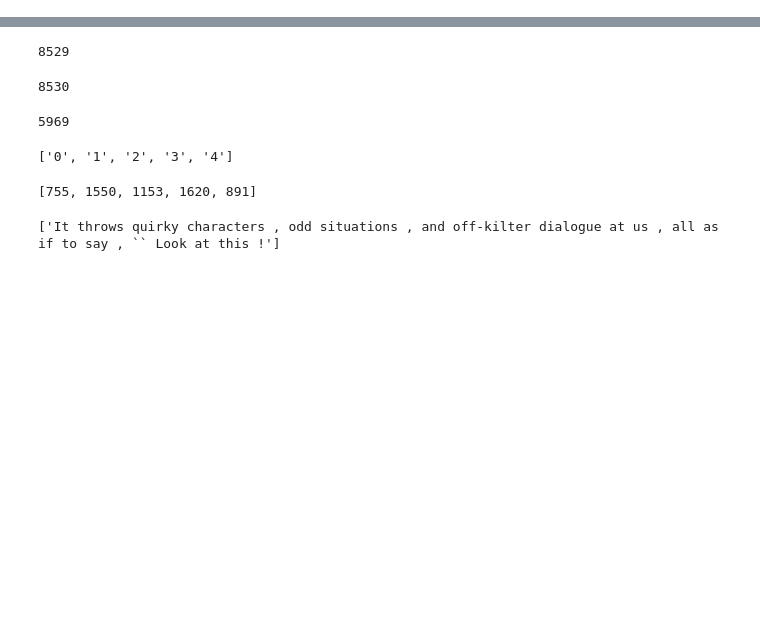
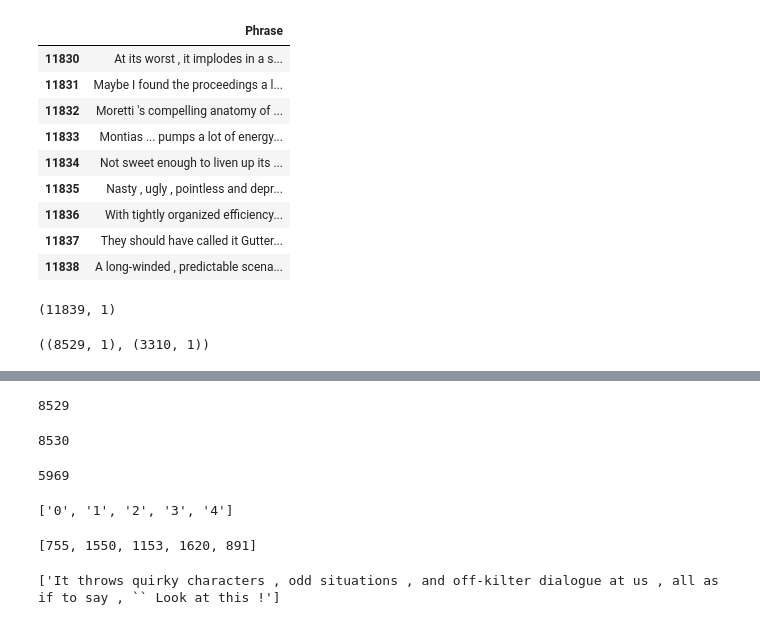
Before and after one commit to Muosvr/movie-review-sentiment-analysis-kernels-only, a Jupyter notebook: movie-review-sentiment-analysis-kernels-only.ipynb, the cells around one changed output, grey strips where cells are left out. Saved outputs shown, nothing was run; the diff lists cells and outputs as text; code cells hidden in the pictures; blank space fills up the shorter version.

```diff
--- a/movie-review-sentiment-analysis-kernels-only.ipynb
+++ b/movie-review-sentiment-analysis-kernels-only.ipynb
@@ -49,0 +61,7 @@ df_train.head()
+# %%
+df_train = dropIncomplete(df_train)
+# %%
+df_test = dropIncomplete(df_test)
+# %%
+df_train = pd.DataFrame(df_train["Phrase"]).reset_index(drop=True)
+df_test = pd.DataFrame(df_test["Phrase"]).reset_index(drop=True)
@@ -49,0 +86,19 @@ df_train.head()
+# %%
+df_full = df_train.append(df_test).reset_index(drop=True)
+# %%
+df_full[df_full.shape[1]-10:]
+# %% [output]
+|  | Phrase |
+| 11830 | At its worst , it implodes in a s... |
+| 11831 | Maybe I found the proceedings a l... |
+| 11832 | Moretti 's compelling anatomy of ... |
+| 11833 | Montias ... pumps a lot of energy... |
+| 11834 | Not sweet enough to liven up its ... |
+| 11835 | Nasty , ugly , pointless and depr... |
+| 11836 | With tightly organized efficiency... |
+| 11837 | They should have called it Gutter... |
+| 11838 | A long-winded , predictable scena... |
+# %%
+df_full.shape
+# %% [output]
+(11839, 1)
@@ -49,0 +111,4 @@ df_train.head()
+# %%
+df_train.shape, df_test.shape
+# %% [output]
+((8529, 1), (3310, 1))
```
Also changed, not shown: parts of 30 cells of this notebook.
